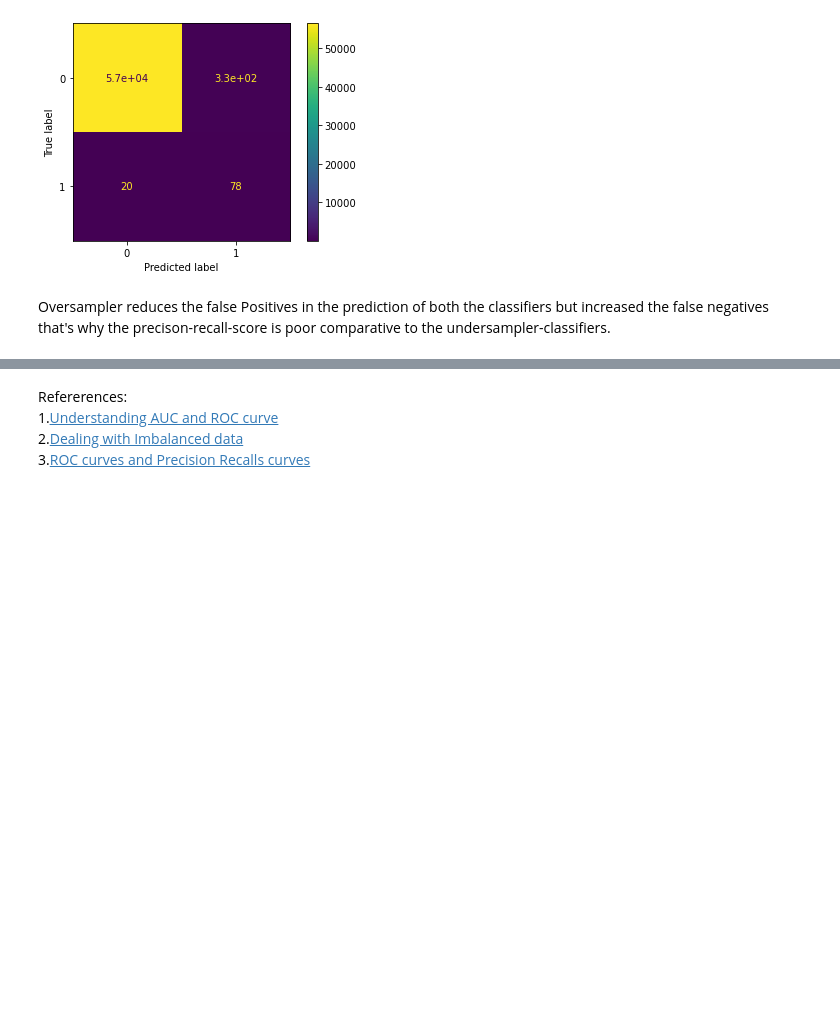
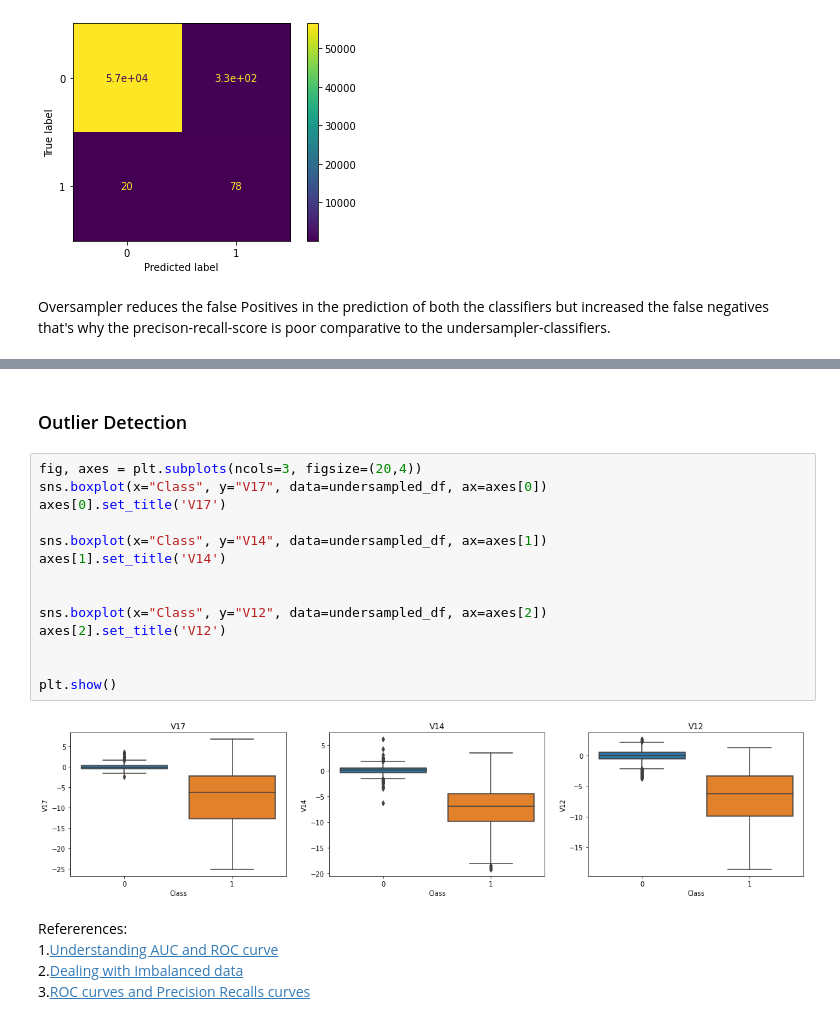
Before and after one commit to Sudhakar17/credit-card-fraud-detection, a Jupyter notebook: credit-card-fraud-detection.ipynb, the cells around one changed output, grey strips where cells are left out. Saved outputs shown, nothing was run; the diff lists cells and outputs as text; blank space fills up the shorter version.

```diff
--- a/credit-card-fraud-detection.ipynb
+++ b/credit-card-fraud-detection.ipynb
@@ -481,3 +496,21 @@ Oversampler reduces the false Positives in the prediction of both the classifier
+# %% [markdown]
+### Outlier Detection
+# %%
+fig, axes = plt.subplots(ncols=3, figsize=(20,4))
+sns.boxplot(x="Class", y="V17", data=undersampled_df, ax=axes[0])
+axes[0].set_title('V17')
+
+sns.boxplot(x="Class", y="V14", data=undersampled_df, ax=axes[1])
+axes[1].set_title('V14')
+
+
+sns.boxplot(x="Class", y="V12", data=undersampled_df, ax=axes[2])
+axes[2].set_title('V12')
+
+
+plt.show()
+# %% [output]
+[figure, added]
 # %% [markdown]
 Refererences: <br>
 1.[Understanding AUC and ROC curve](https://towardsdatascience.com/understanding-auc-roc-curve-68b2303cc9c5) <br>
```
Also changed, not shown: parts of 3 cells of this notebook.
